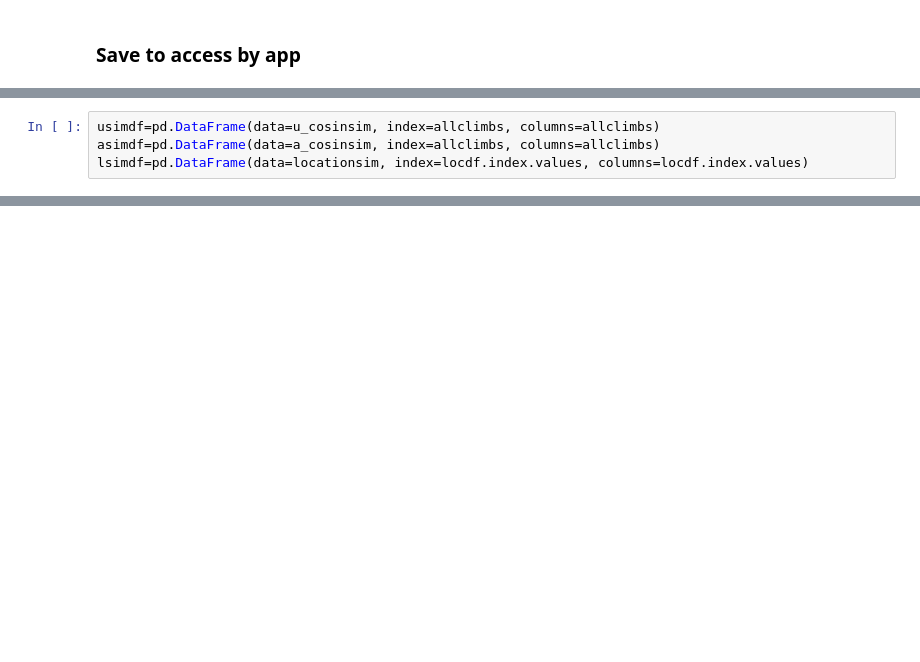
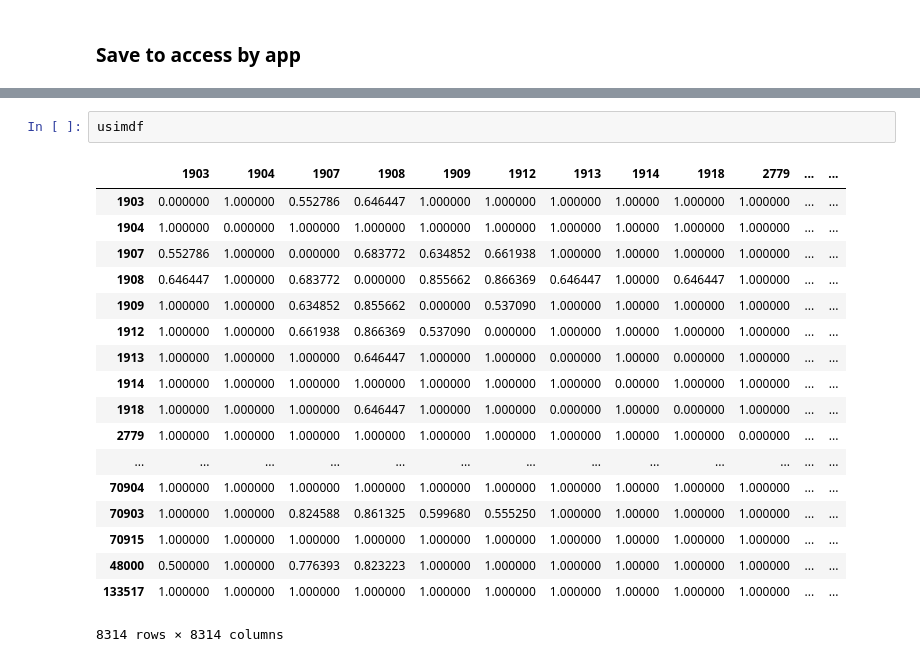
Before and after one commit to askerry/cragcrunch, a Jupyter notebook: Notebook 5. Climb Similarity.ipynb, the cells around one changed output, grey strips where cells are left out. Saved outputs shown, nothing was run; the diff lists cells and outputs as text; blank space fills up the shorter version.

```diff
--- a/Notebook 5. Climb Similarity.ipynb
+++ b/Notebook 5. Climb Similarity.ipynb
@@ -102,4 +98,0 @@ print locationsim.shape
-# %%
-usimdf=pd.DataFrame(data=u_cosinsim, index=allclimbs, columns=allclimbs)
-asimdf=pd.DataFrame(data=a_cosinsim, index=allclimbs, columns=allclimbs)
-lsimdf=pd.DataFrame(data=locationsim, index=locdf.index.values, columns=locdf.index.values)
@@ -111,0 +144,21 @@ usimdf.to_csv(os.path.join(projdir, 'user_sim_matrix.csv'))
+# %%
+usimdf
+# %% [output]
+|  | 1903 | 1904 | 1907 | 1908 | 1909 | 1912 | 1913 | 1914 | 1918 | 2779 | ... | ... |
+| 1903 | 0.000000 | 1.000000 | 0.552786 | 0.646447 | 1.000000 | 1.000000 | 1.000000 | 1.00000 | 1.000000 | 1.000000 | ... | ... |
+| 1904 | 1.000000 | 0.000000 | 1.000000 | 1.000000 | 1.000000 | 1.000000 | 1.000000 | 1.00000 | 1.000000 | 1.000000 | ... | ... |
+| 1907 | 0.552786 | 1.000000 | 0.000000 | 0.683772 | 0.634852 | 0.661938 | 1.000000 | 1.00000 | 1.000000 | 1.000000 | ... | ... |
+| 1908 | 0.646447 | 1.000000 | 0.683772 | 0.000000 | 0.855662 | 0.866369 | 0.646447 | 1.00000 | 0.646447 | 1.000000 | ... | ... |
+| 1909 | 1.000000 | 1.000000 | 0.634852 | 0.855662 | 0.000000 | 0.537090 | 1.000000 | 1.00000 | 1.000000 | 1.000000 | ... | ... |
+| 1912 | 1.000000 | 1.000000 | 0.661938 | 0.866369 | 0.537090 | 0.000000 | 1.000000 | 1.00000 | 1.000000 | 1.000000 | ... | ... |
+| 1913 | 1.000000 | 1.000000 | 1.000000 | 0.646447 | 1.000000 | 1.000000 | 0.000000 | 1.00000 | 0.000000 | 1.000000 | ... | ... |
+| 1914 | 1.000000 | 1.000000 | 1.000000 | 1.000000 | 1.000000 | 1.000000 | 1.000000 | 0.00000 | 1.000000 | 1.000000 | ... | ... |
+| 1918 | 1.000000 | 1.000000 | 1.000000 | 0.646447 | 1.000000 | 1.000000 | 0.000000 | 1.00000 | 0.000000 | 1.000000 | ... | ... |
+| 2779 | 1.000000 | 1.000000 | 1.000000 | 1.000000 | 1.000000 | 1.000000 | 1.000000 | 1.00000 | 1.000000 | 0.000000 | ... | ... |
+| ... | ... | ... | ... | ... | ... | ... | ... | ... | ... | ... | ... | ... |
+| 70904 | 1.000000 | 1.000000 | 1.000000 | 1.000000 | 1.000000 | 1.000000 | 1.000000 | 1.00000 | 1.000000 | 1.000000 | ... | ... |
+| 70903 | 1.000000 | 1.000000 | 0.824588 | 0.861325 | 0.599680 | 0.555250 | 1.000000 | 1.00000 | 1.000000 | 1.000000 | ... | ... |
+| 70915 | 1.000000 | 1.000000 | 1.000000 | 1.000000 | 1.000000 | 1.000000 | 1.000000 | 1.00000 | 1.000000 | 1.000000 | ... | ... |
+| 48000 | 0.500000 | 1.000000 | 0.776393 | 0.823223 | 1.000000 | 1.000000 | 1.000000 | 1.00000 | 1.000000 | 1.000000 | ... | ... |
+| 133517 | 1.000000 | 1.000000 | 1.000000 | 1.000000 | 1.000000 | 1.000000 | 1.000000 | 1.00000 | 1.000000 | 1.000000 | ... | ... |
+8314 rows × 8314 columns
```
Also changed, not shown: parts of 25 cells of this notebook, 6 other files.
